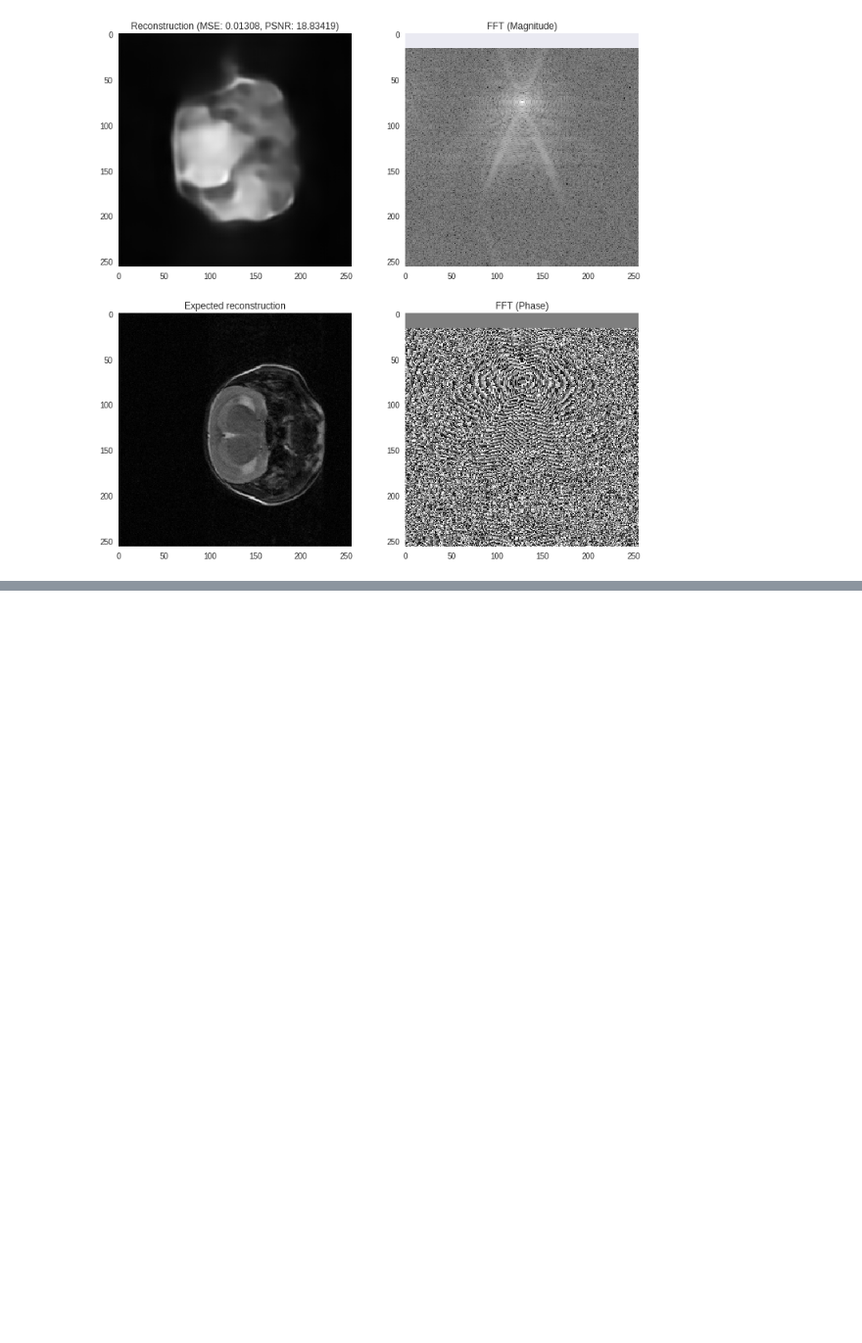
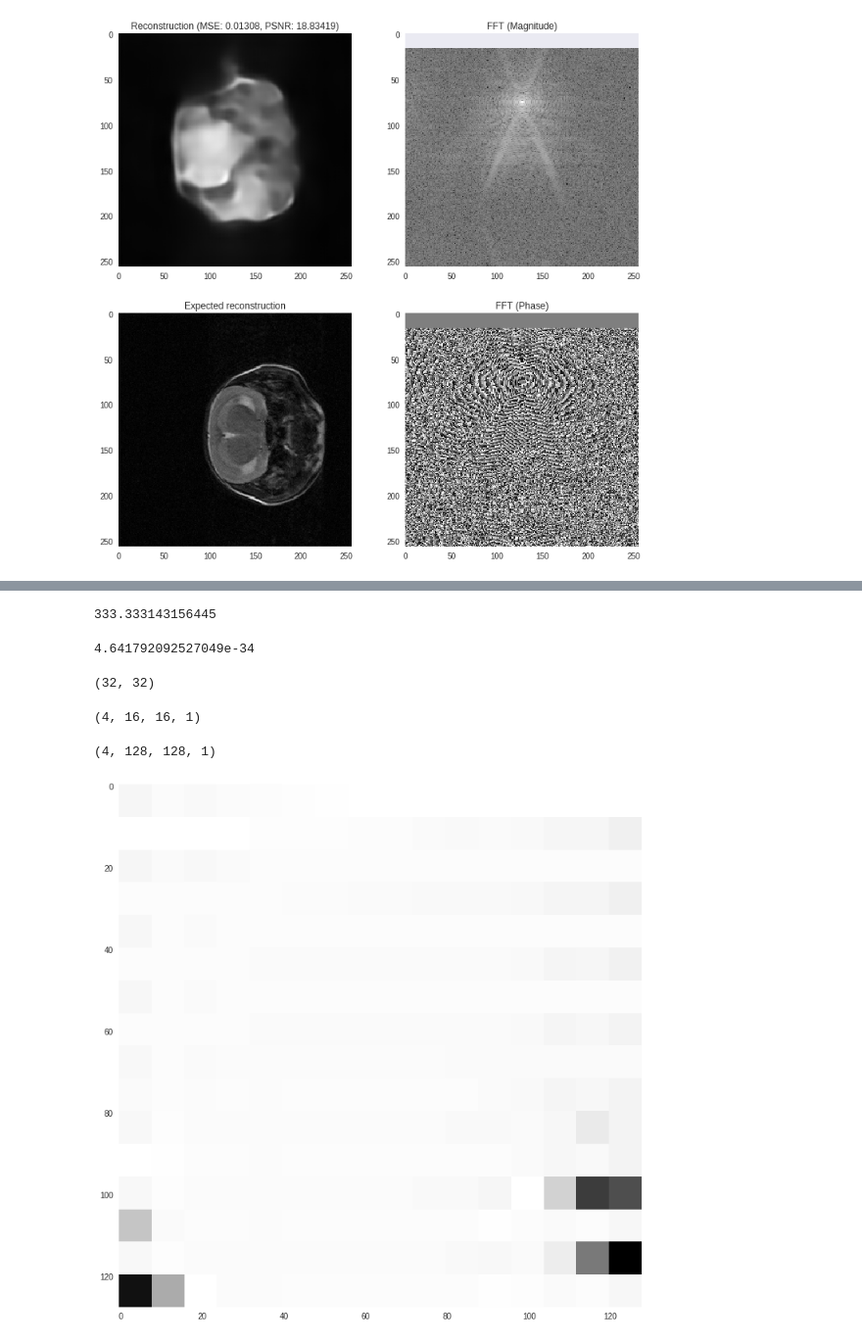
Before and after one commit to alexwal/cs230-project, a Jupyter notebook: MRI_reconstruction_example/convert_raw_automap_dataset_to_tfrecords.ipynb, the cells around one changed output, grey strips where cells are left out. Shown at 98% size. Cells and saved outputs as stored; diff of their text form; code cells hidden in the pictures; blank space fills up the shorter version.

```diff
--- a/MRI_reconstruction_example/convert_raw_automap_dataset_to_tfrecords.ipynb
+++ b/MRI_reconstruction_example/convert_raw_automap_dataset_to_tfrecords.ipynb
@@ -588,0 +744,2 @@ Class: 1
+# %%
+recon = np.abs(utils.signal_processing.ifft_2D_centered(img))
@@ -588,0 +762,8 @@ Class: 1
+# %%
+utils.signal_processing.PSNR(x_train[400,:,:], recon, max_value=1)
+# %% [output]
+333.333143156445
+# %%
+utils.signal_processing.mean_square_error(x_train[400,:,:], recon)
+# %% [output]
+4.641792092527049e-34
@@ -588,0 +772,27 @@ Class: 1
+# %%
+onefft.shape
+# %% [output]
+(32, 32)
+# %%
+recon2 = recon.reshape(4, 16, 16, 1)
+# %%
+recon2.shape
+# %% [output]
+(4, 16, 16, 1)
+# %%
+recon3 = tf.keras.backend.resize_images(
+    recon2,
+    height_factor=8, # 32 * 8 = 256
+    width_factor=8,
+    data_format='channels_last',
+    interpolation='nearest')
+
+recon3 = recon3.numpy()
+# %%
+recon3.shape
+# %% [output]
+(4, 128, 128, 1)
+# %%
+utils.plot.imshowgray(recon3[0, ..., 0])
+# %% [output]
+[figure, added]
```
Also changed, not shown: parts of 23 cells of this notebook.
